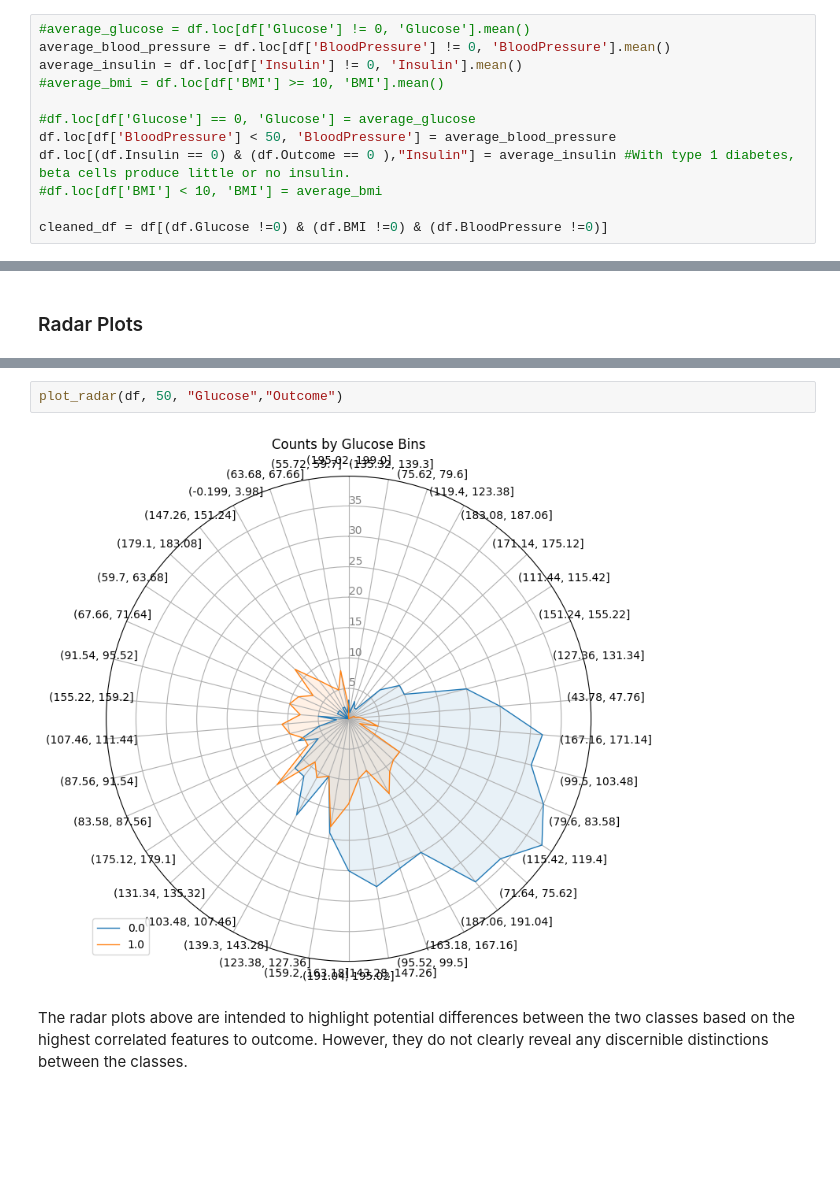
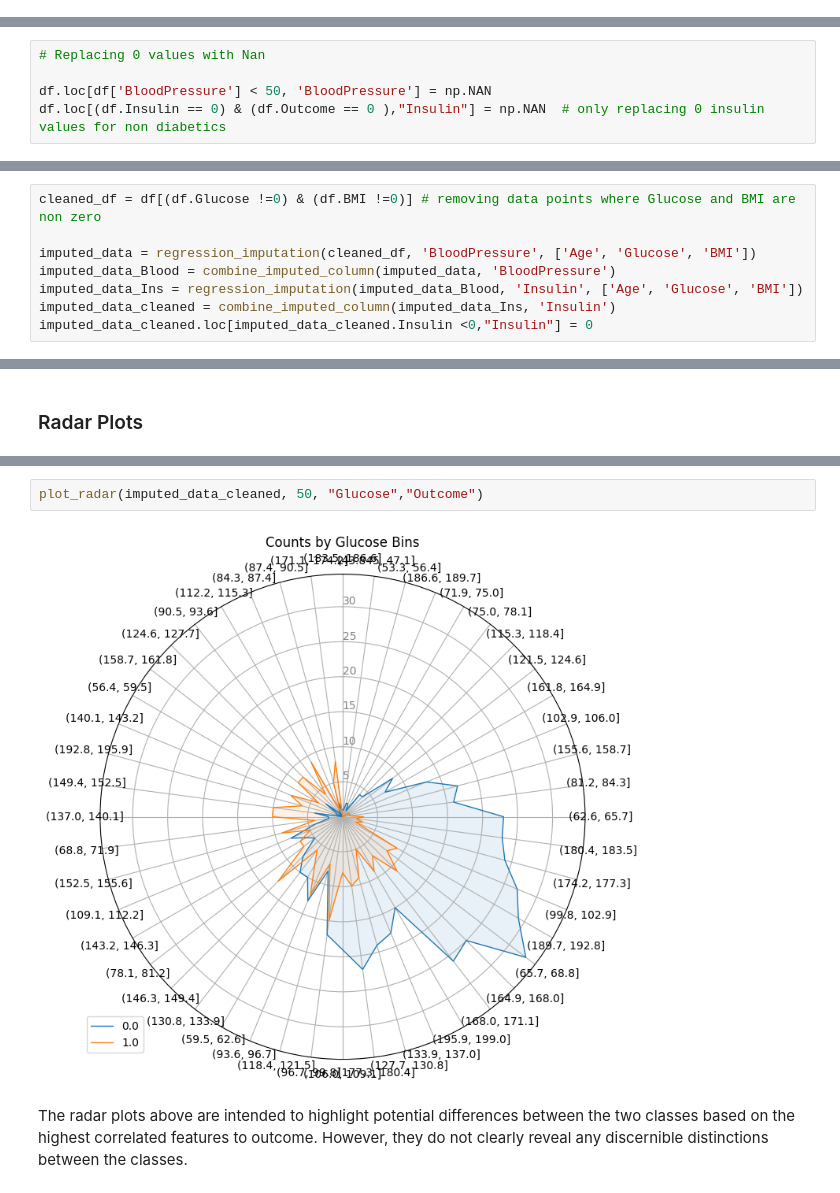
Before and after one commit to AmirMohammadiKarbalaei/Pima-Indians-Diabetes, a Jupyter notebook: EDA.ipynb, the cells around one changed output, grey strips where cells are left out. Cells and saved outputs as stored; diff of their text form; blank space fills up the shorter version.

```diff
--- a/EDA.ipynb
+++ b/EDA.ipynb
@@ -189,12 +173,0 @@ With type 1 diabetes, beta cells produce little or no insulin.
-# %%
-#average_glucose = df.loc[df['Glucose'] != 0, 'Glucose'].mean()
-average_blood_pressure = df.loc[df['BloodPressure'] != 0, 'BloodPressure'].mean()
-average_insulin = df.loc[df['Insulin'] != 0, 'Insulin'].mean()
-#average_bmi = df.loc[df['BMI'] >= 10, 'BMI'].mean()
-
-#df.loc[df['Glucose'] == 0, 'Glucose'] = average_glucose
-df.loc[df['BloodPressure'] < 50, 'BloodPressure'] = average_blood_pressure
-df.loc[(df.Insulin == 0) & (df.Outcome == 0 ),"Insulin"] = average_insulin #With type 1 diabetes, beta cells produce little or no insulin.
-#df.loc[df['BMI'] < 10, 'BMI'] = average_bmi
-
-cleaned_df = df[(df.Glucose !=0) & (df.BMI !=0) & (df.BloodPressure !=0)]
@@ -218,0 +174,5 @@ imp = cleaned_df.copy()
+# %%
+# Replacing 0 values with Nan
+
+df.loc[df['BloodPressure'] < 50, 'BloodPressure'] = np.NAN
+df.loc[(df.Insulin == 0) & (df.Outcome == 0 ),"Insulin"] = np.NAN  # only replacing 0 insulin values for non diabetics
@@ -218,0 +181,8 @@ imp = cleaned_df.copy()
+# %%
+cleaned_df = df[(df.Glucose !=0) & (df.BMI !=0)] # removing data points where Glucose and BMI are non zero
+
+imputed_data = regression_imputation(cleaned_df, 'BloodPressure', ['Age', 'Glucose', 'BMI'])
+imputed_data_Blood = combine_imputed_column(imputed_data, 'BloodPressure')
+imputed_data_Ins = regression_imputation(imputed_data_Blood, 'Insulin', ['Age', 'Glucose', 'BMI'])
+imputed_data_cleaned = combine_imputed_column(imputed_data_Ins, 'Insulin')
+imputed_data_cleaned.loc[imputed_data_cleaned.Insulin <0,"Insulin"] = 0
@@ -296,7 +290,7 @@ plot_radar(df, 20, "BMI","Outcome")
 # %%
-plot_radar(df, 50, "Glucose","Outcome")
+plot_radar(imputed_data_cleaned, 50, "Glucose","Outcome")
 # %% [output]
-[figure, old version]
+[figure, new version]
 # %% [markdown]
 The radar plots above are intended to highlight potential differences between the two classes based on the  highest correlated features to outcome. However, they do not clearly reveal any discernible distinctions between the classes.
 # %% [markdown]
```
Also changed, not shown: parts of 18 cells of this notebook, 1 other file.
